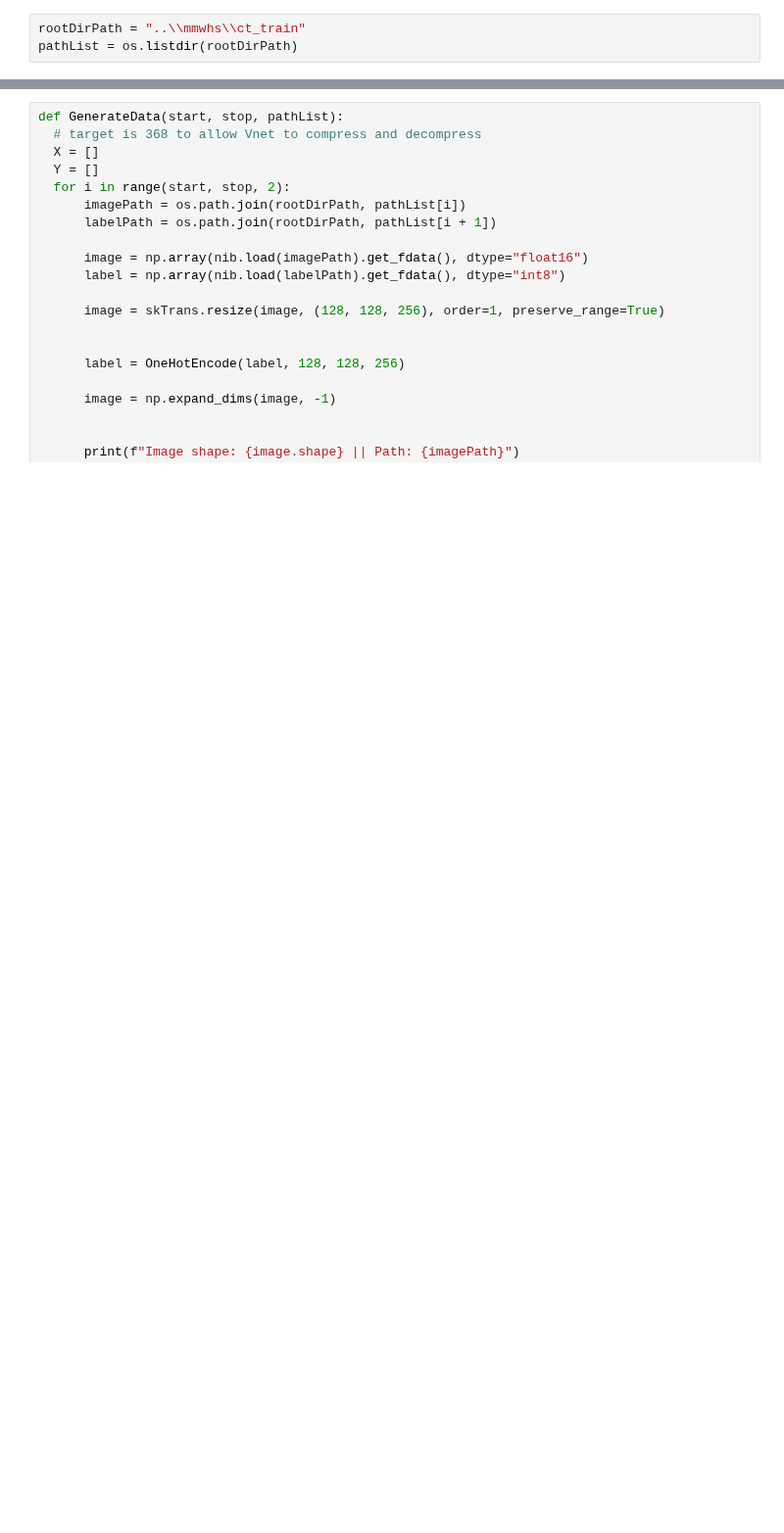
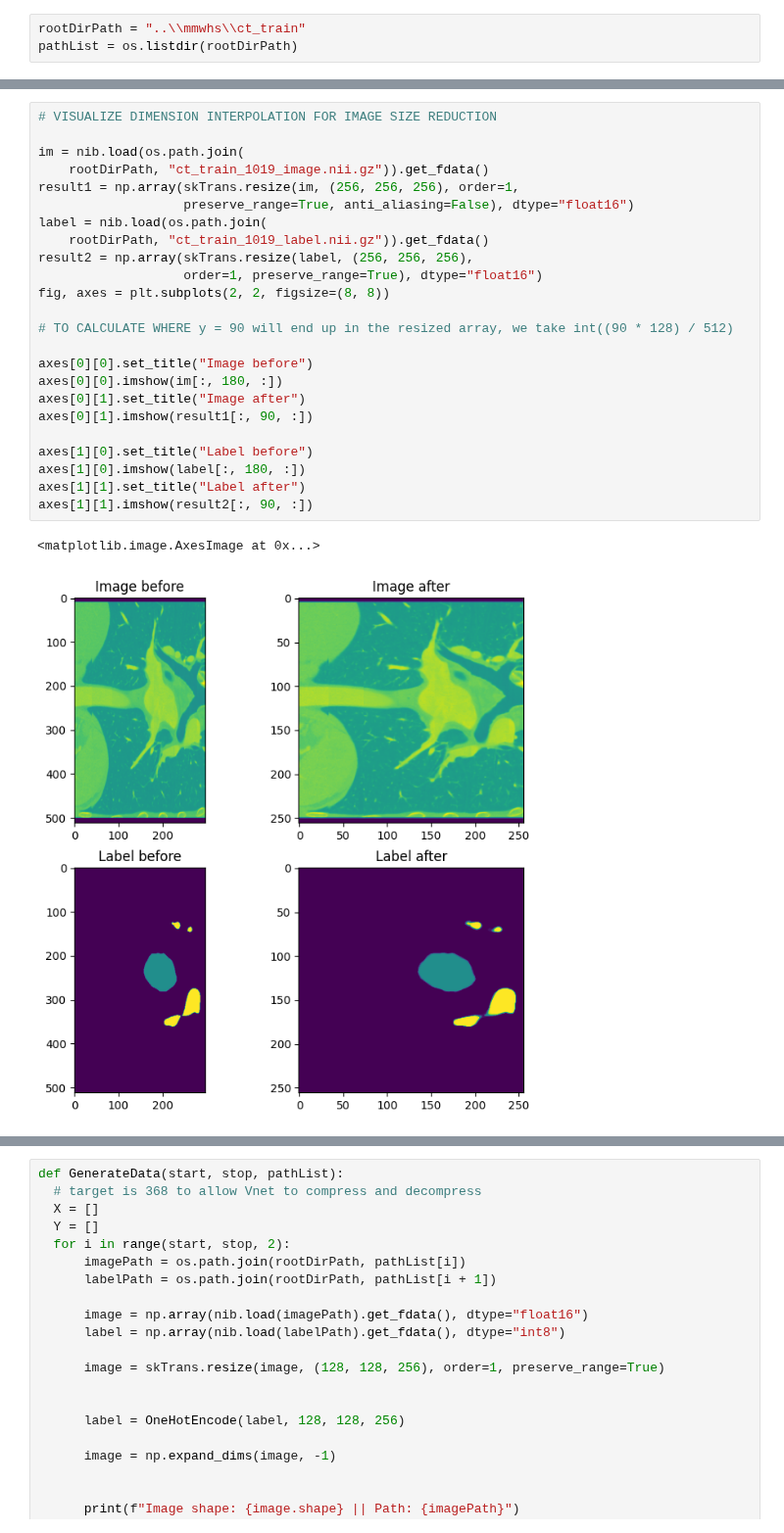
Before and after one commit to VISEF-ISEF-team/VasculAR, a Jupyter notebook: DeepLearning/model/6-Vnet.ipynb, the cells around one changed output, grey strips where cells are left out. Shown at 98% size. Cells and saved outputs as stored; diff of their text form; blank space fills up the shorter version.

```diff
--- a/DeepLearning/model/6-Vnet.ipynb
+++ b/DeepLearning/model/6-Vnet.ipynb
@@ -14,0 +53,27 @@ pathList = os.listdir(rootDirPath)
+# %%
+# VISUALIZE DIMENSION INTERPOLATION FOR IMAGE SIZE REDUCTION
+
+im = nib.load(os.path.join(
+    rootDirPath, "ct_train_1019_image.nii.gz")).get_fdata()
+result1 = np.array(skTrans.resize(im, (256, 256, 256), order=1,
+                   preserve_range=True, anti_aliasing=False), dtype="float16")
+label = nib.load(os.path.join(
+    rootDirPath, "ct_train_1019_label.nii.gz")).get_fdata()
+result2 = np.array(skTrans.resize(label, (256, 256, 256),
+                   order=1, preserve_range=True), dtype="float16")
+fig, axes = plt.subplots(2, 2, figsize=(8, 8))
+
+# TO CALCULATE WHERE y = 90 will end up in the resized array, we take int((90 * 128) / 512)
+
+axes[0][0].set_title("Image before")
+axes[0][0].imshow(im[:, 180, :])
+axes[0][1].set_title("Image after")
+axes[0][1].imshow(result1[:, 90, :])
+
+axes[1][0].set_title("Label before")
+axes[1][0].imshow(label[:, 180, :])
+axes[1][1].set_title("Label after")
+axes[1][1].imshow(result2[:, 90, :])
+# %% [output]
+<matplotlib.image.AxesImage at 0x...>
+[figure, added]
```
Also changed, not shown: parts of 9 cells of this notebook.
